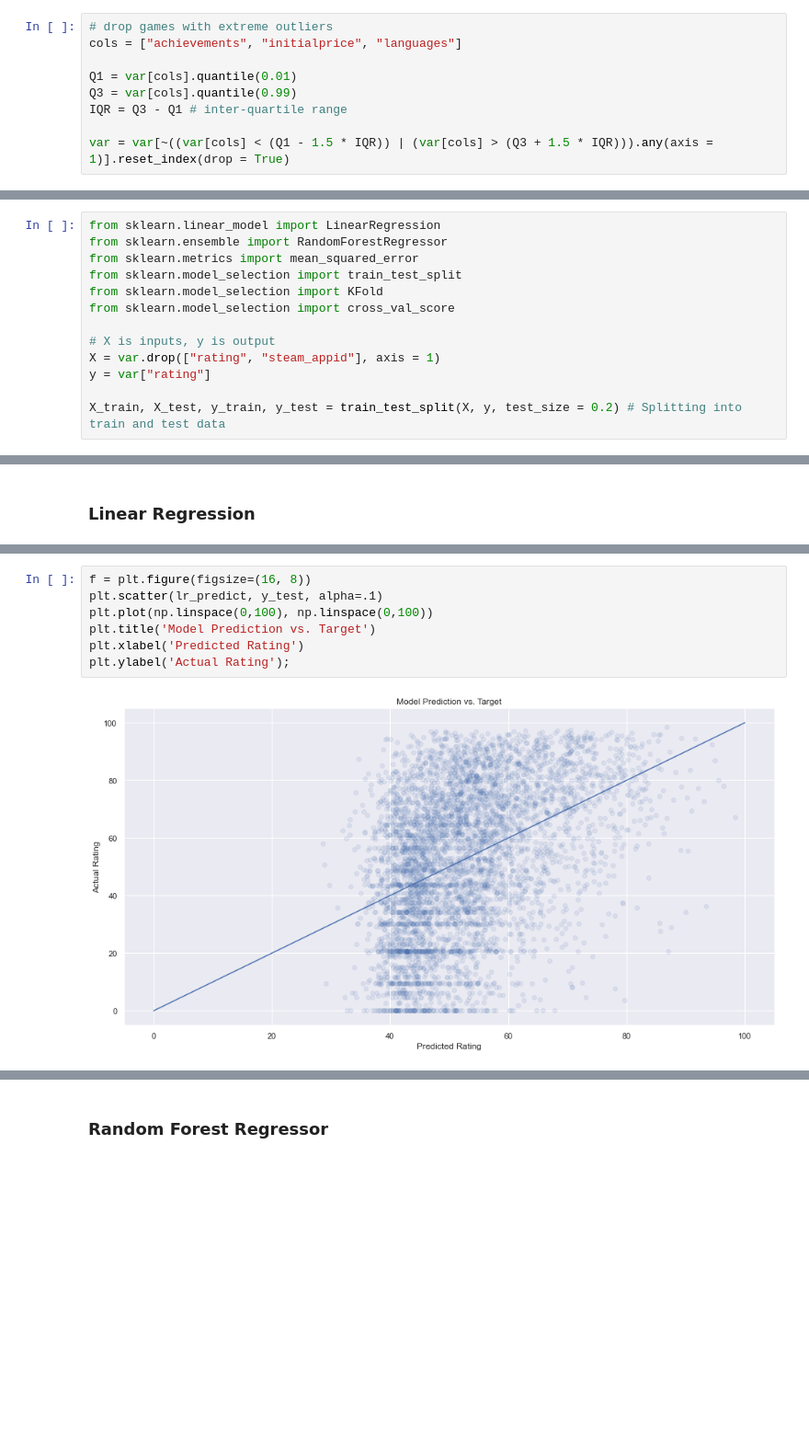
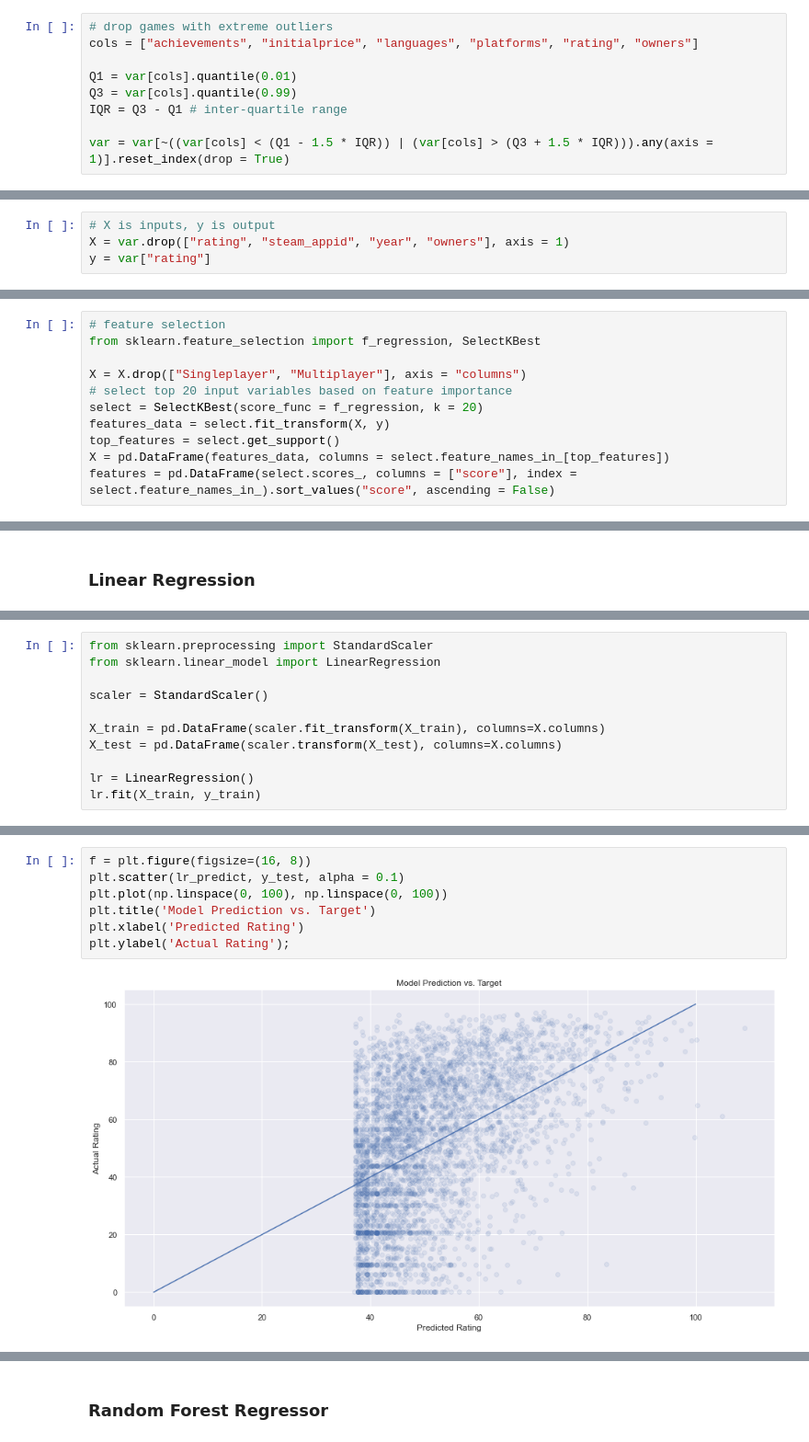
Before and after one commit to bryan9898/1015, a Jupyter notebook: steamdata/Steam Dataset - Exploratory Data Analysis & Modelling.ipynb, the cells around one changed output, grey strips where cells are left out. Shown at 92% size. Drawn from its saved outputs; the diff is of its cells as text; blank space fills up the shorter version.

Commit message:
regression models

```diff
--- a/steamdata/Steam Dataset - Exploratory Data Analysis & Modelling.ipynb
+++ b/steamdata/Steam Dataset - Exploratory Data Analysis & Modelling.ipynb
@@ -317,6 +365,6 @@ var = var.loc[:,~var.columns.duplicated()]
 # %%
 # drop games with extreme outliers
-cols = ["achievements", "initialprice", "languages"]
+cols = ["achievements", "initialprice", "languages", "platforms", "rating", "owners"]
 
 Q1 = var[cols].quantile(0.01)
 Q3 = var[cols].quantile(0.99)
@@ -364,13 +419,4 @@ sb.heatmap(genres_corr, mask=mask, cmap="rocket", vmin = -0.3, vmax = 0.3, cente
 # %%
-from sklearn.linear_model import LinearRegression
-from sklearn.ensemble import RandomForestRegressor
-from sklearn.metrics import mean_squared_error
-from sklearn.model_selection import train_test_split
-from sklearn.model_selection import KFold
-from sklearn.model_selection import cross_val_score
-
 # X is inputs, y is output
-X = var.drop(["rating", "steam_appid"], axis = 1)
+X = var.drop(["rating", "steam_appid", "year", "owners"], axis = 1)
 y = var["rating"]
-
-X_train, X_test, y_train, y_test = train_test_split(X, y, test_size = 0.2) # Splitting into train and test data
@@ -376,0 +425,11 @@ X_train, X_test, y_train, y_test = train_test_split(X, y, test_size = 0.2) # Spl
+# %%
+# feature selection
+from sklearn.feature_selection import f_regression, SelectKBest
+
+X = X.drop(["Singleplayer", "Multiplayer"], axis = "columns")
+# select top 20 input variables based on feature importance
+select = SelectKBest(score_func = f_regression, k = 20)
+features_data = select.fit_transform(X, y)
+top_features = select.get_support()
+X = pd.DataFrame(features_data, columns = select.feature_names_in_[top_features])
+features = pd.DataFrame(select.scores_, columns = ["score"], index = select.feature_names_in_).sort_values("score", ascending = False)
@@ -383,0 +466,11 @@ LinearRegression()
+# %%
+from sklearn.preprocessing import StandardScaler
+from sklearn.linear_model import LinearRegression
+
+scaler = StandardScaler()
+
+X_train = pd.DataFrame(scaler.fit_transform(X_train), columns=X.columns)
+X_test = pd.DataFrame(scaler.transform(X_test), columns=X.columns)
+
+lr = LinearRegression()
+lr.fit(X_train, y_train)
@@ -411,11 +519,11 @@ Coefficients of regression: [ 6.90087572  9.86289198  3.61252222 -8.77311067  0.
 # %%
 f = plt.figure(figsize=(16, 8))
-plt.scatter(lr_predict, y_test, alpha=.1)
-plt.plot(np.linspace(0,100), np.linspace(0,100))
+plt.scatter(lr_predict, y_test, alpha = 0.1)
+plt.plot(np.linspace(0, 100), np.linspace(0, 100))
 plt.title('Model Prediction vs. Target')
 plt.xlabel('Predicted Rating')
 plt.ylabel('Actual Rating');
 # %% [output]
-[figure, old version]
+[figure, new version]
 # %%
 import scipy.stats as stats
```
Also changed, not shown: parts of 56 cells of this notebook.
